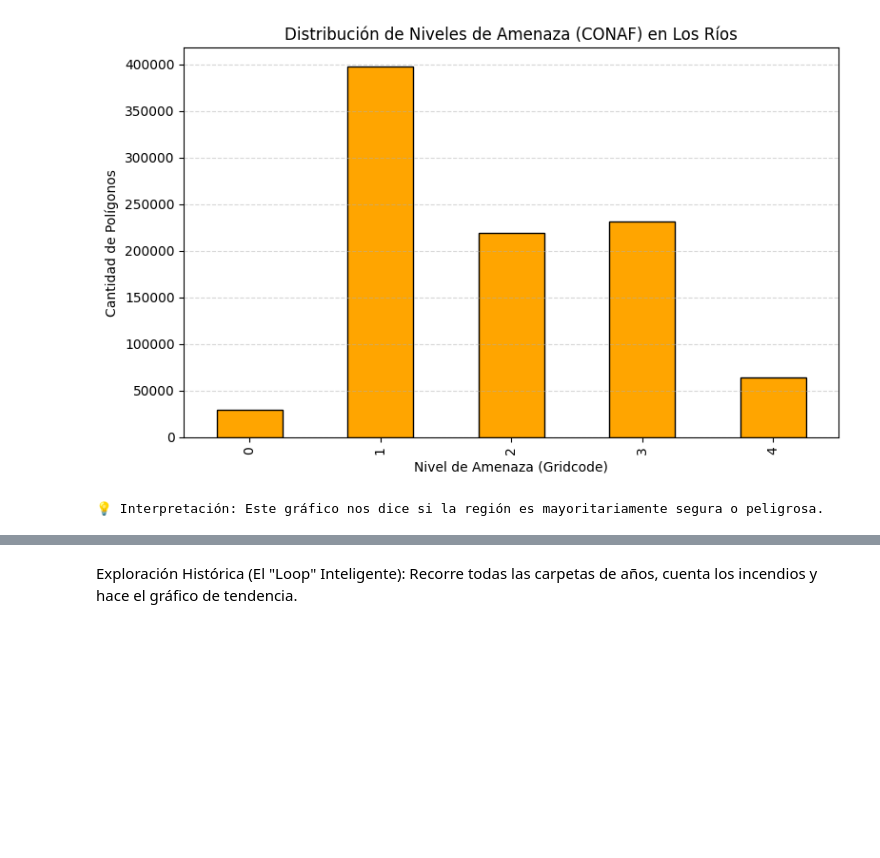
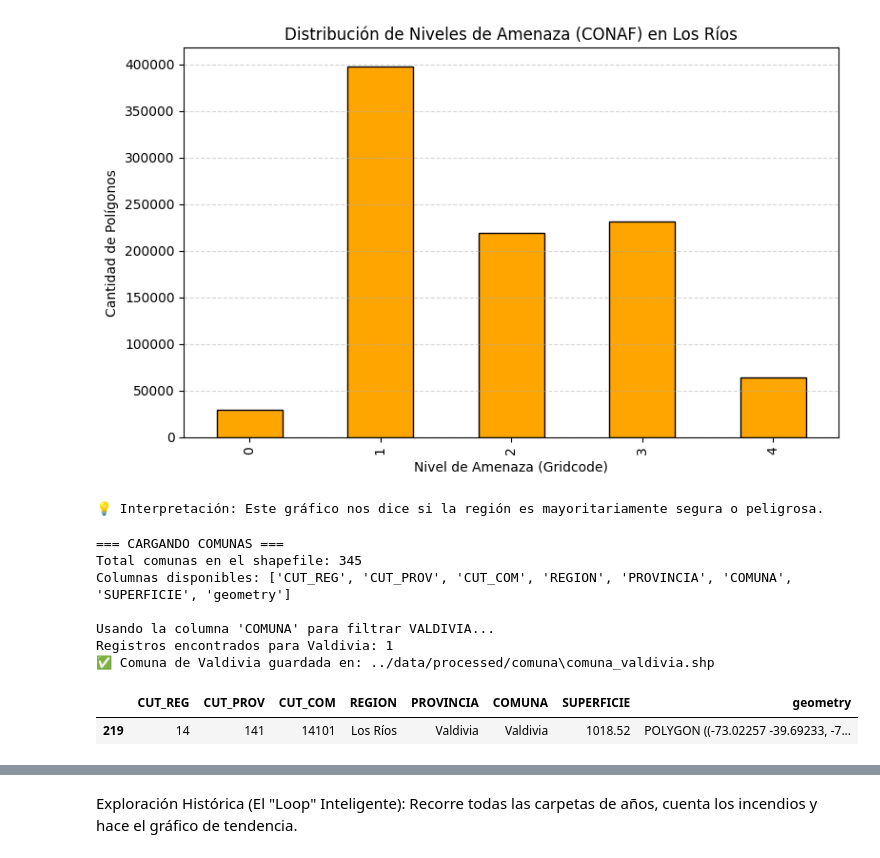
Before and after one commit to AracelyU/firescope, a Jupyter notebook: notebooks/01_exploratory.ipynb, the cells around one changed output, grey strips where cells are left out. Saved outputs shown, nothing was run; the diff lists cells and outputs as text; code cells hidden in the pictures; blank space fills up the shorter version.

```diff
--- a/notebooks/01_exploratory.ipynb
+++ b/notebooks/01_exploratory.ipynb
@@ -453,3 +453,55 @@ gridcode
 Name: count, dtype: int64
 [figure]
 💡 Interpretación: Este gráfico nos dice si la región es mayoritariamente segura o peligrosa.
+# %%
+import os
+import geopandas as gpd
+
+# Directorios
+RAW_DIR = "../data/raw"
+COMUNA_PROC_DIR = "../data/processed/comuna"
+os.makedirs(COMUNA_PROC_DIR, exist_ok=True)
+
+# Shapefile nacional
+path_comunas = os.path.join(RAW_DIR, "comunas", "COMUNAS_v1.shp")
+
+print("=== CARGANDO COMUNAS ===")
+gdf_comunas = gpd.read_file(path_comunas)
+print(f"Total comunas en el shapefile: {len(gdf_comunas)}")
+print("Columnas disponibles:", gdf_comunas.columns.tolist())
+
+# Detectar columna del nombre
+posibles_campos = ["NOM_COM", "NOM_COMUNA", "COMUNA", "Comuna", "NOMBRE", "NOM_COMU"]
+campo_nombre = next((col for col in posibles_campos if col in gdf_comunas.columns), None)
+
+if campo_nombre is None:
+    raise ValueError("⚠ No se encontró columna de nombre de comuna.")
+
+print(f"\nUsando la columna '{campo_nombre}' para filtrar VALDIVIA...")
+
+gdf_valdivia = gdf_comunas[
+    gdf_comunas[campo_nombre].astype(str).str.strip().str.upper() == "VALDIVIA"
+]
+
+print(f"Registros encontrados para Valdivia: {len(gdf_valdivia)}")
+
+if len(gdf_valdivia) == 0:
+    raise ValueError("❌ No existe la comuna Valdivia en el shapefile.")
+
+# Guardar
+comuna_valdivia_path = os.path.join(COMUNA_PROC_DIR, "comuna_valdivia.shp")
+gdf_valdivia.to_file(comuna_valdivia_path, driver="ESRI Shapefile")
+
+print(f"✅ Comuna de Valdivia guardada en: {comuna_valdivia_path}")
+
+gdf_valdivia.head()
+# %% [output]
+=== CARGANDO COMUNAS ===
+Total comunas en el shapefile: 345
+Columnas disponibles: ['CUT_REG', 'CUT_PROV', 'CUT_COM', 'REGION', 'PROVINCIA', 'COMUNA', 'SUPERFICIE', 'geometry']
+
+Usando la columna 'COMUNA' para filtrar VALDIVIA...
+Registros encontrados para Valdivia: 1
+✅ Comuna de Valdivia guardada en: ../data/processed/comuna\comuna_valdivia.shp
+|  | CUT_REG | CUT_PROV | CUT_COM | REGION | PROVINCIA | COMUNA | SUPERFICIE | geometry |
+| 219 | 14 | 141 | 14101 | Los Ríos | Valdivia | Valdivia | 1018.52 | POLYGON ((-73.02257 -39.69233, -7... |
```
Also changed, not shown: parts of 3 cells of this notebook, 14 other files.
